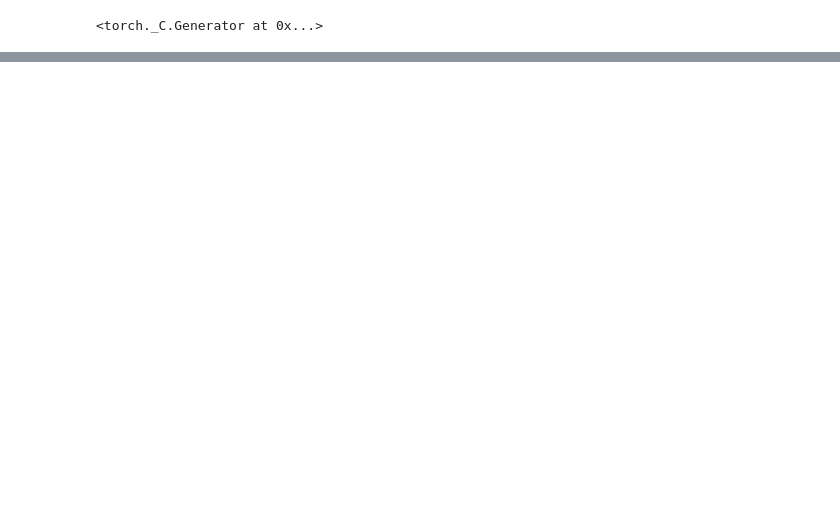
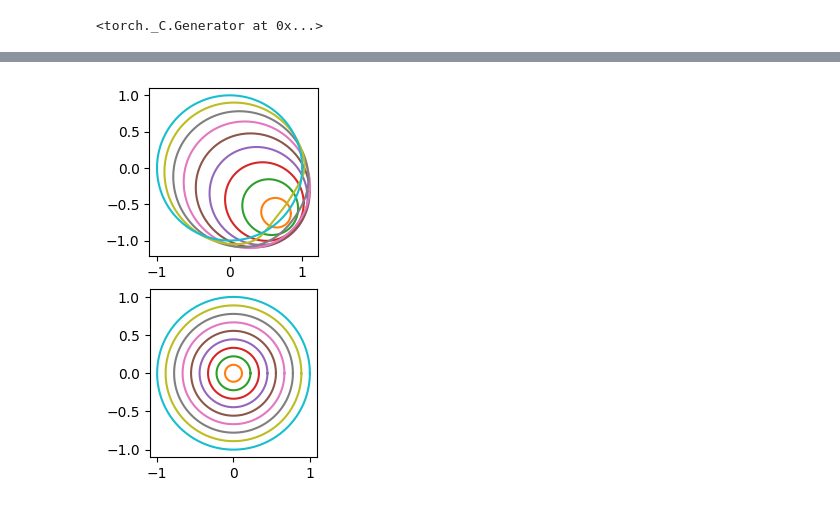
Before and after one commit to pascaltribel/polyharmonic_critic_equation, a Jupyter notebook: biharmonic_circle.ipynb, the cells around one changed output, grey strips where cells are left out. Cells and saved outputs as stored; diff of their text form; code cells hidden in the pictures; blank space fills up the shorter version.

```diff
--- a/biharmonic_circle.ipynb
+++ b/biharmonic_circle.ipynb
@@ -50,10 +50,10 @@ plt.show()
 # %%
-def phi(x):        # open disc -> R^2   (hyperbolic radial stretch)
+def phi(x):
     r = torch.sqrt((x**2).sum(1, keepdim=True) + 1e-12)
     return x * torch.atanh(r.clamp(max=1 - 1e-6)) / r
 
 
-def phi_inv(z):    # R^2 -> open disc
+def phi_inv(z):
     r = torch.sqrt((z**2).sum(1, keepdim=True) + 1e-12)
     return z * torch.tanh(r) / r
 
@@ -88,7 +88,8 @@ class InvertibleNN(nn.Module):
         z = phi(x)
         for l in (reversed(self.layers) if inverse else self.layers):
             z = l(z, inverse)
-        return phi_inv(z)
+        d = ((x[:, 0]**2 + x[:, 1]**2)**0.5 - 1).unsqueeze(-1)
+        return d * phi_inv(z) + x * (1-d)
 # %%
 def grad(y, x):
     return torch.autograd.grad(y, x, torch.ones_like(y), create_graph=True)[0]
@@ -145,0 +161,19 @@ plt.show()
+# %%
+rs = torch.linspace(0,1, 10)
+thetas = torch.linspace(0, 2*torch.pi, 200)
+xs, ys = torch.cos(thetas), torch.sin(thetas)
+Xs = torch.stack([xs, ys], dim=-1).reshape(-1, 2)
+
+Fts = [F(r*X) for r in rs]
+fig, ax = plt.subplots(2,1)
+
+for i in range(len(rs)):
+    xt, yt = Fts[i][:,0].cpu().detach(), Fts[i][:,1].cpu().detach()
+
+    ax[0].plot(xt, yt)
+    ax[1].plot(rs.cpu()[i]*xs.cpu(), rs.cpu()[i]*ys.cpu())
+ax[0].set_aspect("equal")
+ax[1].set_aspect("equal")
+plt.show()
+# %% [output]
+[figure, added]
```
Also changed, not shown: parts of 8 cells of this notebook, 1 other file.
